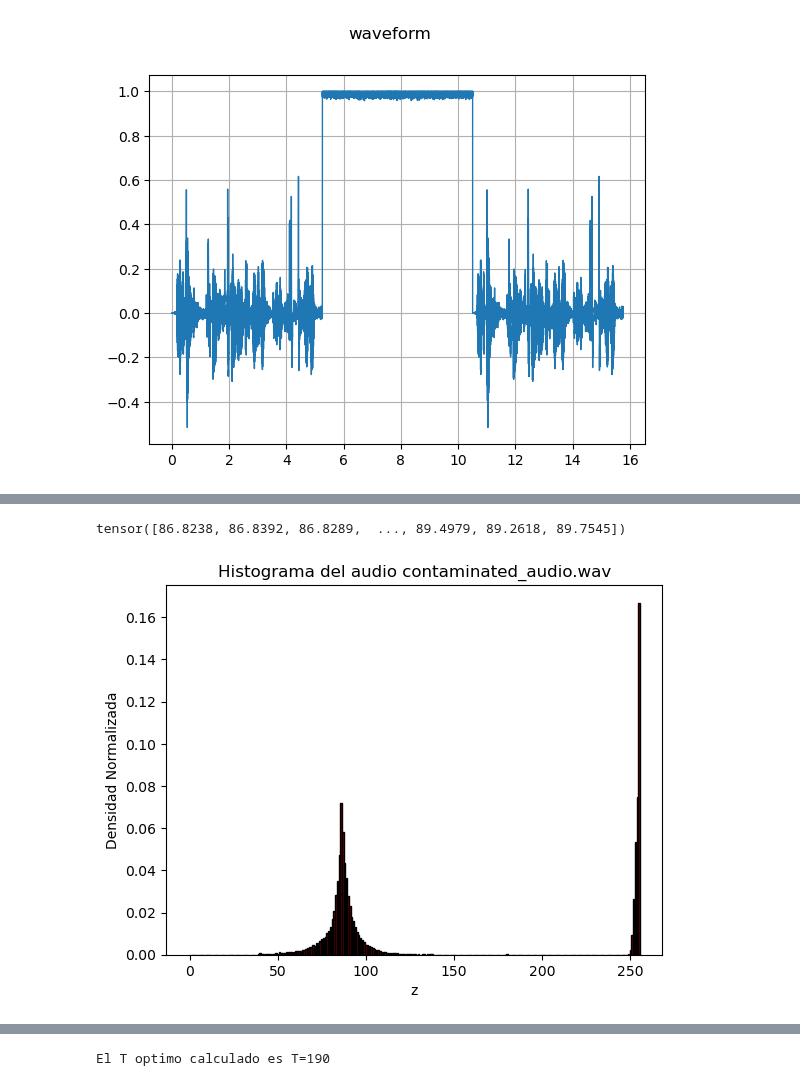
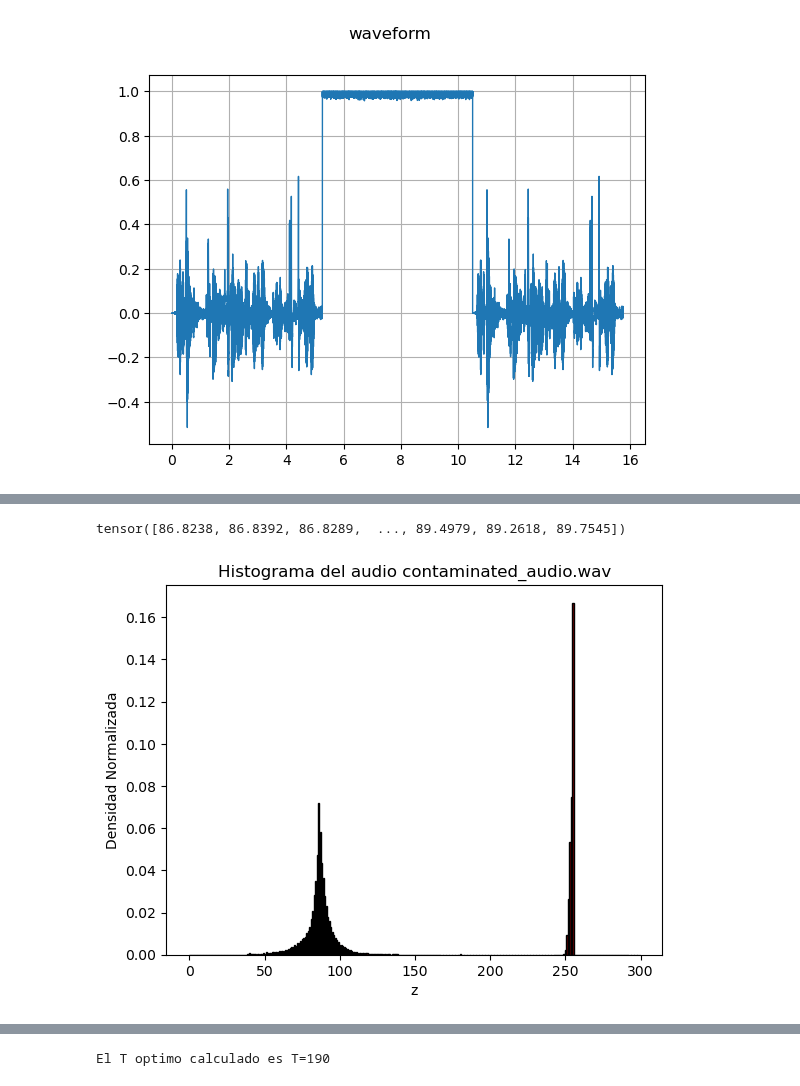
Before and after one commit to YoksanVC/TEC_DataScienceCert, a Jupyter notebook: Module_3_Estadistica_CienciaDatos/Trabajo_Practico_0_Kittler/Trabajo_Practico_0_Kittler.ipynb, the cells around one changed output, grey strips where cells are left out. Cells and saved outputs as stored; diff of their text form; code cells hidden in the pictures.

Commit message:
Completing audio excersice, and adding function for question 2

```diff
--- a/Module_3_Estadistica_CienciaDatos/Trabajo_Practico_0_Kittler/Trabajo_Practico_0_Kittler.ipynb
+++ b/Module_3_Estadistica_CienciaDatos/Trabajo_Practico_0_Kittler/Trabajo_Practico_0_Kittler.ipynb
@@ -376,16 +360,16 @@ Audio(audio_waveform.numpy()[0], rate=audio_sample_rate)
 # %%
 # Graficando el histograma del audio normalizado
 array_audio = audio_waveform.ravel()
 
 #Normalizando el arreglo
 array_audio = torch.tensor((array_audio - torch.min(array_audio))/(torch.max(array_audio)-torch.min(array_audio)))*255
 print(array_audio)
 
-hist_audio, bins_audio = np.histogram(array_audio, bins = 256, range=(0,256))
+hist_audio, bins_audio = np.histogram(array_audio, bins = 300, range=(0,300))
 hist_audio_norm = hist_audio/hist_audio.sum()
 plot_bar(bins_audio,hist_audio_norm,"z","Densidad Normalizada","Histograma del audio contaminated_audio.wav")
 # %% [output]
 tensor([86.8238, 86.8392, 86.8289,  ..., 89.4979, 89.2618, 89.7545])
-[figure, old version]
+[figure, new version]
 # %%
 # Creando el eje X para crear la grafica de J(T)
```
Also changed, not shown: parts of 11 cells of this notebook.
